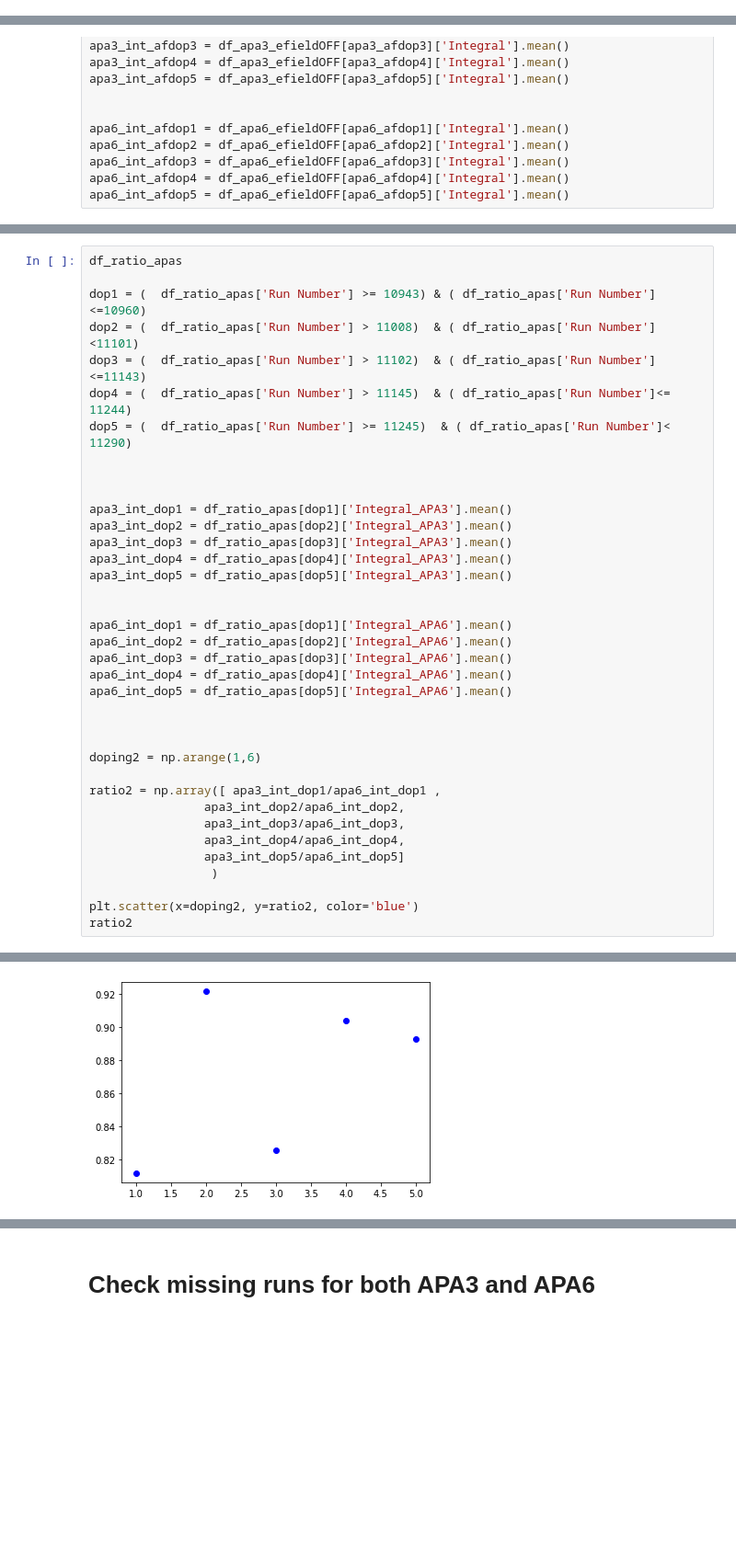
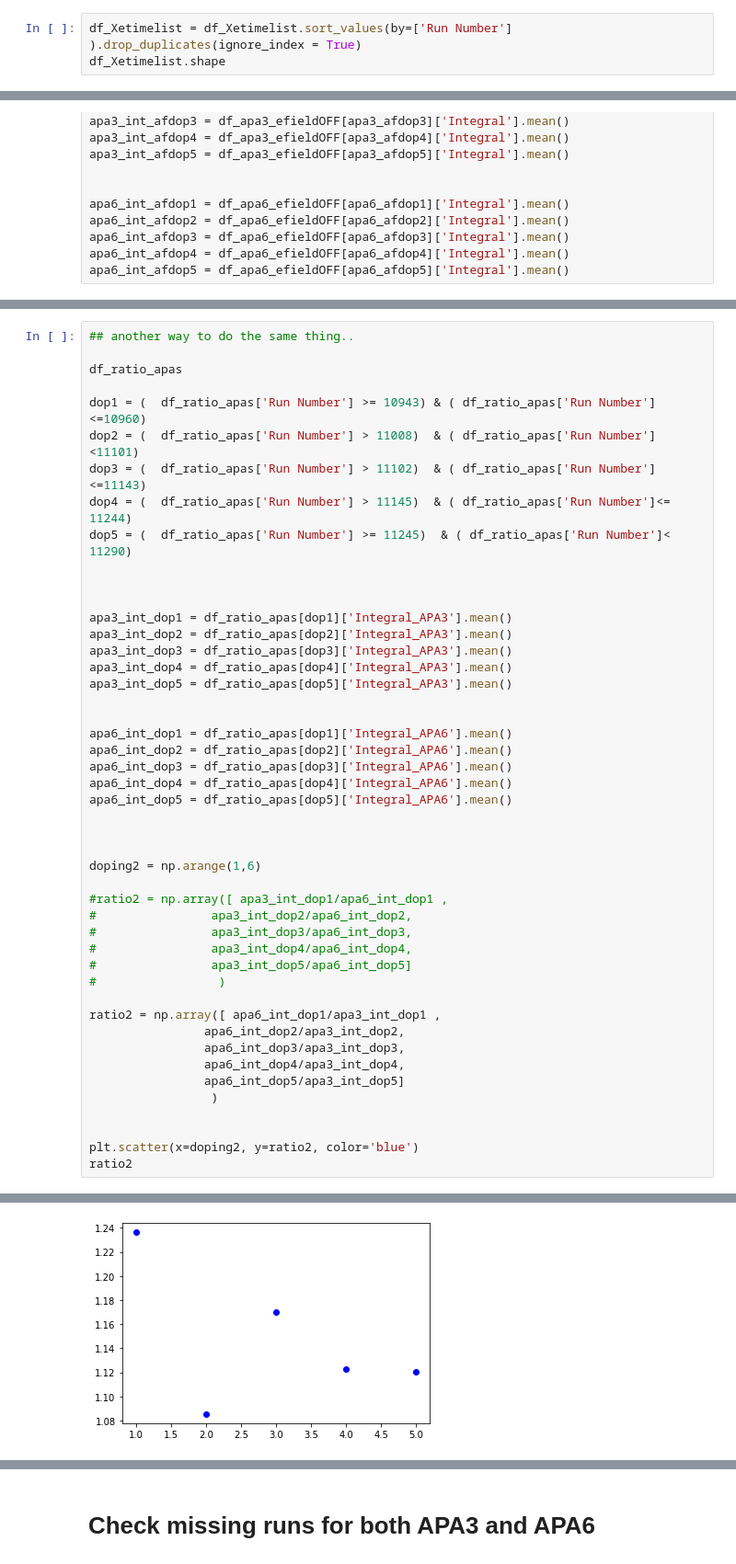
Before and after one commit to stbordoni/Arapuca, a Jupyter notebook: doIntegralPlots.ipynb, the cells around one changed output, grey strips where cells are left out. Shown at 92% size. Drawn from its saved outputs; the diff is of its cells as text; blank space fills up the shorter version.

```diff
--- a/doIntegralPlots.ipynb
+++ b/doIntegralPlots.ipynb
@@ -53,3 +51,6 @@ df_Xetimelist.tail()
 df_Xetimelist.shape
 # %% [output]
 (118, 2)
+# %%
+df_Xetimelist = df_Xetimelist.sort_values(by=['Run Number'] ).drop_duplicates(ignore_index = True)
+df_Xetimelist.shape
@@ -745,4 +790,6 @@ array([1.1419458 , 1.09507088, 1.19419448, 1.11404699, 1.11430768])
 # %%
+## another way to do the same thing..
+
 df_ratio_apas
 
 dop1 = (  df_ratio_apas['Run Number'] >= 10943) & ( df_ratio_apas['Run Number']<=10960)
@@ -770,12 +817,20 @@ apa6_int_dop5 = df_ratio_apas[dop5]['Integral_APA6'].mean()
 
 doping2 = np.arange(1,6)
 
-ratio2 = np.array([ apa3_int_dop1/apa6_int_dop1 ,
-                apa3_int_dop2/apa6_int_dop2,
-                apa3_int_dop3/apa6_int_dop3,
-                apa3_int_dop4/apa6_int_dop4,
-                apa3_int_dop5/apa6_int_dop5]
+#ratio2 = np.array([ apa3_int_dop1/apa6_int_dop1 ,
+#                apa3_int_dop2/apa6_int_dop2,
+#                apa3_int_dop3/apa6_int_dop3,
+#                apa3_int_dop4/apa6_int_dop4,
+#                apa3_int_dop5/apa6_int_dop5]
+#                 )
+
+ratio2 = np.array([ apa6_int_dop1/apa3_int_dop1 ,
+                apa6_int_dop2/apa3_int_dop2,
+                apa6_int_dop3/apa3_int_dop3,
+                apa6_int_dop4/apa3_int_dop4,
+                apa6_int_dop5/apa3_int_dop5]
                  )
+
 
 plt.scatter(x=doping2, y=ratio2, color='blue')
 ratio2
@@ -784,4 +839,4 @@ array([0.8118    , 0.92134592, 0.82551519, 0.90393358, 0.89279068])
-[figure, old version]
+[figure, new version]
 # %%
 ratio2
 # %% [output]
```
Also changed, not shown: parts of 20 cells of this notebook.
